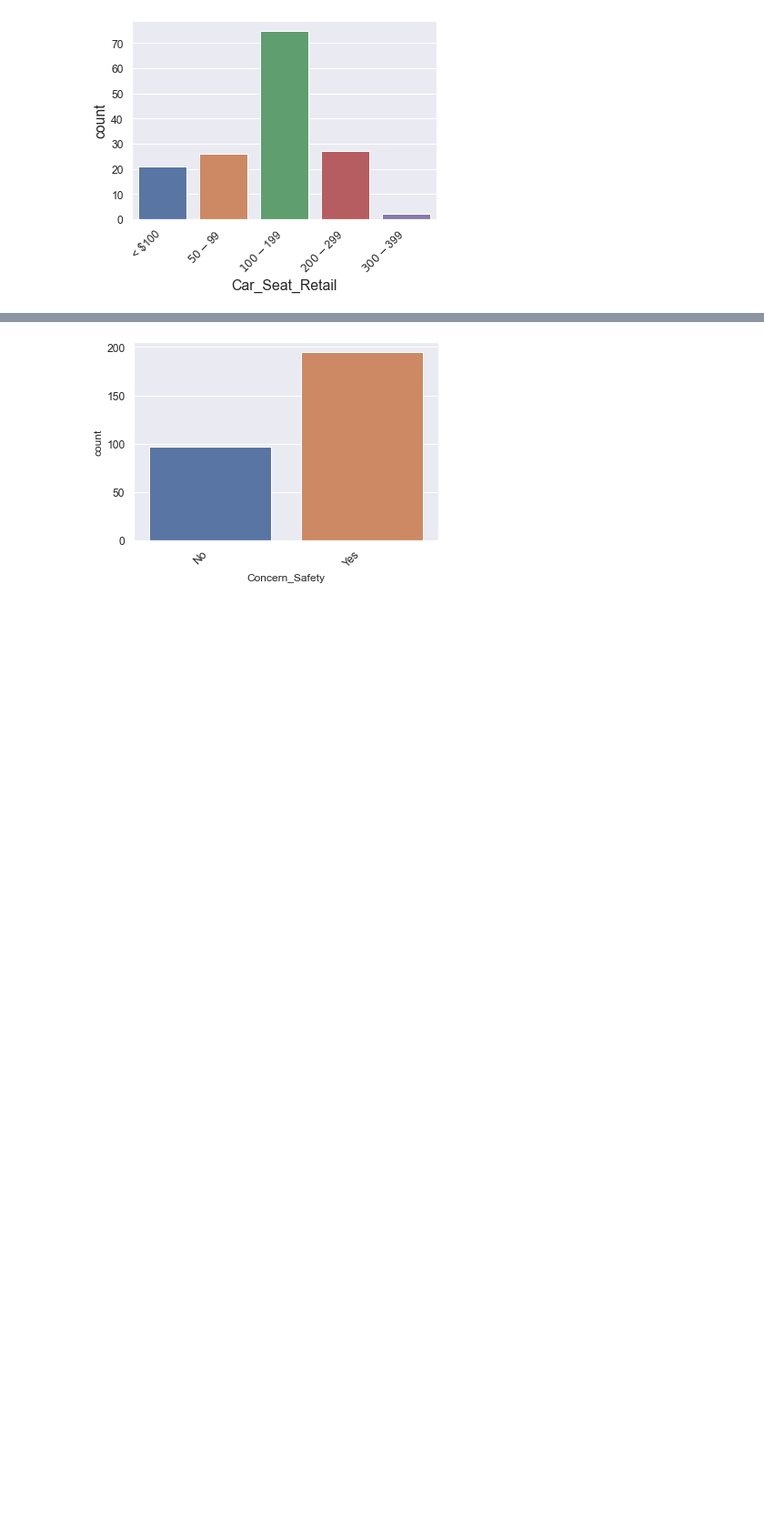
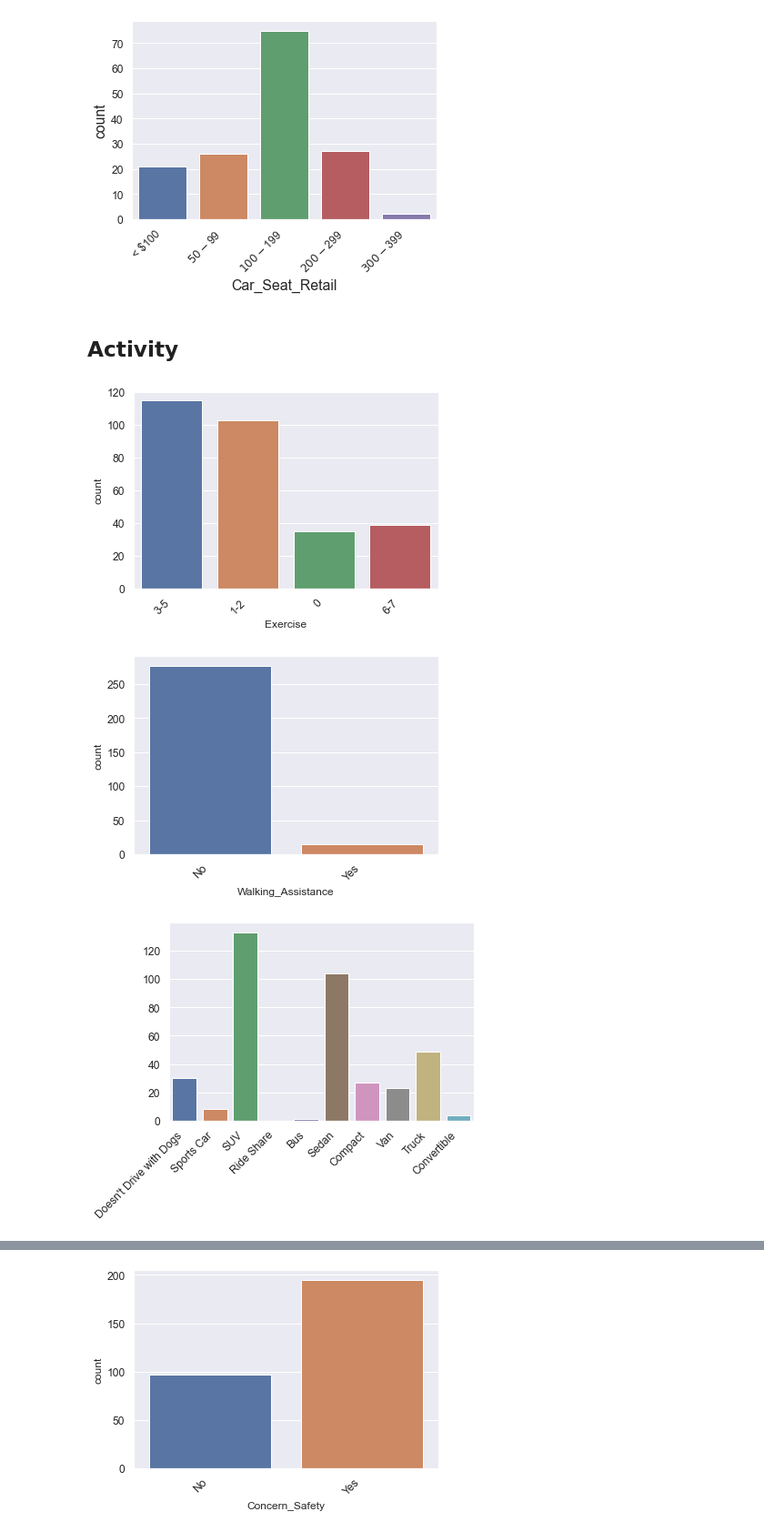
Before and after one commit to markhary/emba912_survey, a Jupyter notebook: ruby.ipynb, the cells around one changed output, grey strips where cells are left out. Shown at 91% size. Drawn from its saved outputs; the diff is of its cells as text; code cells hidden in the pictures; blank space fills up the shorter version.

Commit message:
Activities

```diff
--- a/ruby.ipynb
+++ b/ruby.ipynb
@@ -285,0 +284,50 @@ create_countplot("Car_Seat_Retail",
+# %% [markdown]
+## Activity
+# %%
+#Exercise                           object
+#Activities_Walk                     int64
+#Activities_Run                      int64
+#Activities_Hunt                     int64
+#Activities_Dog_Parks                int64
+#Activities_Outdoor_Adventures       int64
+#Activities_Shopping                 int64
+#Activities_Vacation                 int64
+#Walking_Assistance                 object
+#Vehicle_Types                      object
+
+create_countplot("Exercise", [""])
+create_countplot("Walking_Assistance", NO_YES)
+
+VEHICLE_NONE = "Doesn't Drive with Dogs"
+VEHICLE_SPORTS = "Sports Car"
+VEHICLE_SUV = "SUV"
+VEHICLE_RIDE_SHARE = "Ride Share"
+VEHICLE_BUS = "Bus"
+VEHICLE_SEDAN = "Sedan"
+VEHICLE_COMPACT = "Compact"
+VEHICLE_VAN = "Van"
+VEHICLE_TRUCK = "Truck"
+VEHICLE_CONVERTIBLE = "Convertible"
+
+columns = [VEHICLE_NONE, VEHICLE_SPORTS, VEHICLE_SUV, VEHICLE_RIDE_SHARE, VEHICLE_BUS,
+          VEHICLE_SEDAN, VEHICLE_COMPACT, VEHICLE_VAN, VEHICLE_TRUCK, VEHICLE_CONVERTIBLE]
+vehicle_data = pd.DataFrame(columns=columns)
+vehicle_data[VEHICLE_NONE] = survey_data["Vehicle_Types"].str.contains("do not")
+vehicle_data[VEHICLE_SPORTS] = survey_data["Vehicle_Types"].str.contains("Sports")
+vehicle_data[VEHICLE_SUV] = survey_data["Vehicle_Types"].str.contains("SUV")
+vehicle_data[VEHICLE_RIDE_SHARE] = survey_data["Vehicle_Types"].str.contains("Taxi")
+vehicle_data[VEHICLE_BUS] = survey_data["Vehicle_Types"].str.contains("Bus")
+vehicle_data[VEHICLE_SEDAN] = survey_data["Vehicle_Types"].str.contains("Sedan")
+vehicle_data[VEHICLE_COMPACT] = survey_data["Vehicle_Types"].str.contains("Compact")
+vehicle_data[VEHICLE_VAN] = survey_data["Vehicle_Types"].str.contains("van")
+vehicle_data[VEHICLE_TRUCK] = survey_data["Vehicle_Types"].str.contains("Truck")
+vehicle_data[VEHICLE_CONVERTIBLE] = survey_data["Vehicle_Types"].str.contains("Convertible")
+
+Vehicles = vehicle_data[vehicle_data==True][columns].count();
+chart = sns.barplot(y=Vehicles.values, x=Vehicles.index);
+rotate_xlabels(chart)
+save_figure(chart.get_figure(), 'Vehicles');
+# %% [output]
+[figure, added]
+[figure, added]
+[figure, added]
```
Also changed, not shown: parts of 24 cells of this notebook, 5 other files.
